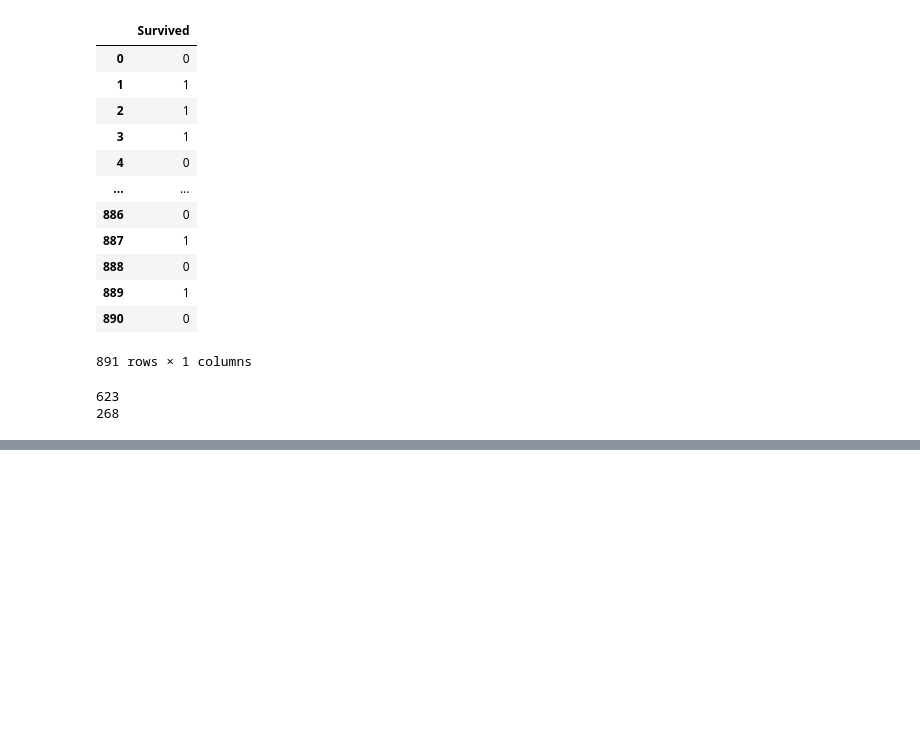
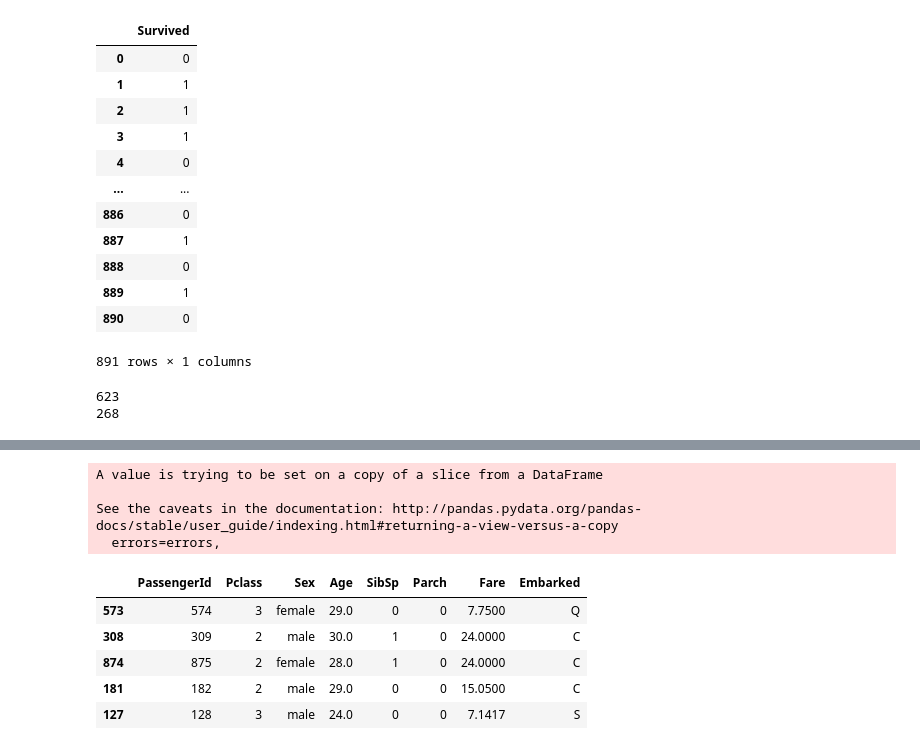
Before and after one commit to prasad5141/Titanic-survival-prediction, a Jupyter notebook: Titanic disaster survival prediction problem.ipynb, the cells around one changed output, grey strips where cells are left out. Saved outputs shown, nothing was run; the diff lists cells and outputs as text; code cells hidden in the pictures; blank space fills up the shorter version.

```diff
--- a/Titanic disaster survival prediction problem.ipynb
+++ b/Titanic disaster survival prediction problem.ipynb
@@ -465,0 +458,7 @@ X_test_1 = pd.get_dummies(X_test)
+# %%
+X_train.drop('Name', inplace=True, axis=1)
+# %% [output]
+A value is trying to be set on a copy of a slice from a DataFrame
+
+See the caveats in the documentation: http://pandas.pydata.org/pandas-docs/stable/user_guide/indexing.html#returning-a-view-versus-a-copy
+  errors=errors,
@@ -465,0 +467,9 @@ X_test_1 = pd.get_dummies(X_test)
+# %%
+X_test.head()
+# %% [output]
+|  | PassengerId | Pclass | Sex | Age | SibSp | Parch | Fare | Embarked |
+| 573 | 574 | 3 | female | 29.0 | 0 | 0 | 7.7500 | Q |
+| 308 | 309 | 2 | male | 30.0 | 1 | 0 | 24.0000 | C |
+| 874 | 875 | 2 | female | 28.0 | 1 | 0 | 24.0000 | C |
+| 181 | 182 | 2 | male | 29.0 | 0 | 0 | 15.0500 | C |
+| 127 | 128 | 3 | male | 24.0 | 0 | 0 | 7.1417 | S |
```
Also changed, not shown: parts of 20 cells of this notebook.
